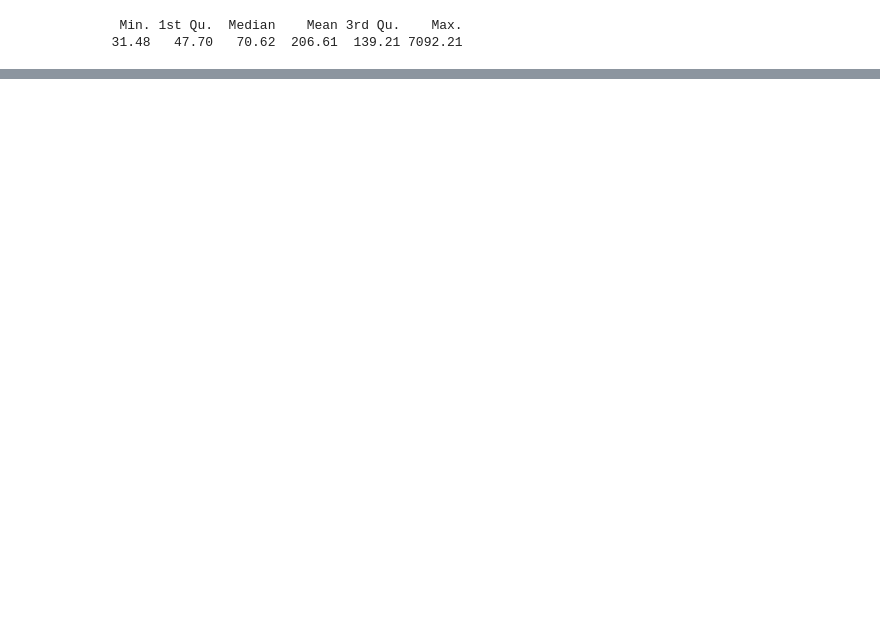
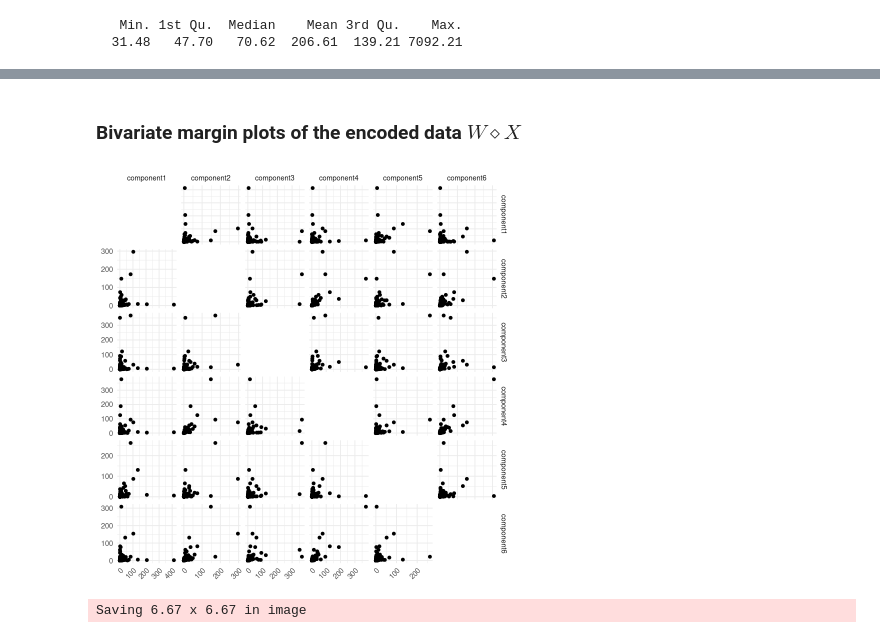
Before and after one commit to FelixRb96/maxstablePCA_examples, a Jupyter notebook: danube/danube_maxstablePCA.ipynb, the cells around one changed output, grey strips where cells are left out. Cells and saved outputs as stored; diff of their text form; code cells hidden in the pictures; blank space fills up the shorter version.

```diff
--- a/danube/danube_maxstablePCA.ipynb
+++ b/danube/danube_maxstablePCA.ipynb
@@ -148,9 +224,20 @@ enc
+# %% [markdown]
+### Bivariate margin plots of the encoded data $W \diamond X$
 # %%
-ggpairs(
-    data.frame(enc),
+penc_dat <- data.frame(enc)
+names(penc_dat) <- paste0("component", 1:6)
+penc <- ggpairs(
+    penc_dat,
     columns = 1:6,
     upper = list(continuous = "points", combo = "dot_no_facet"),
     diag = list(continuous = "blankDiag", discrete = "barDiag", na = "naDiag")
 ) +
 theme_minimal() +
 theme(axis.text.x = element_text(angle = 45, vjust = 1, hjust=1))
+penc
+# %% [output]
+[figure, added]
+# %%
+ggsave("danube_encoded.png", penc)
+# %% [output]
+Saving 6.67 x 6.67 in image
```
Also changed, not shown: parts of 48 cells of this notebook, 5 other files.
